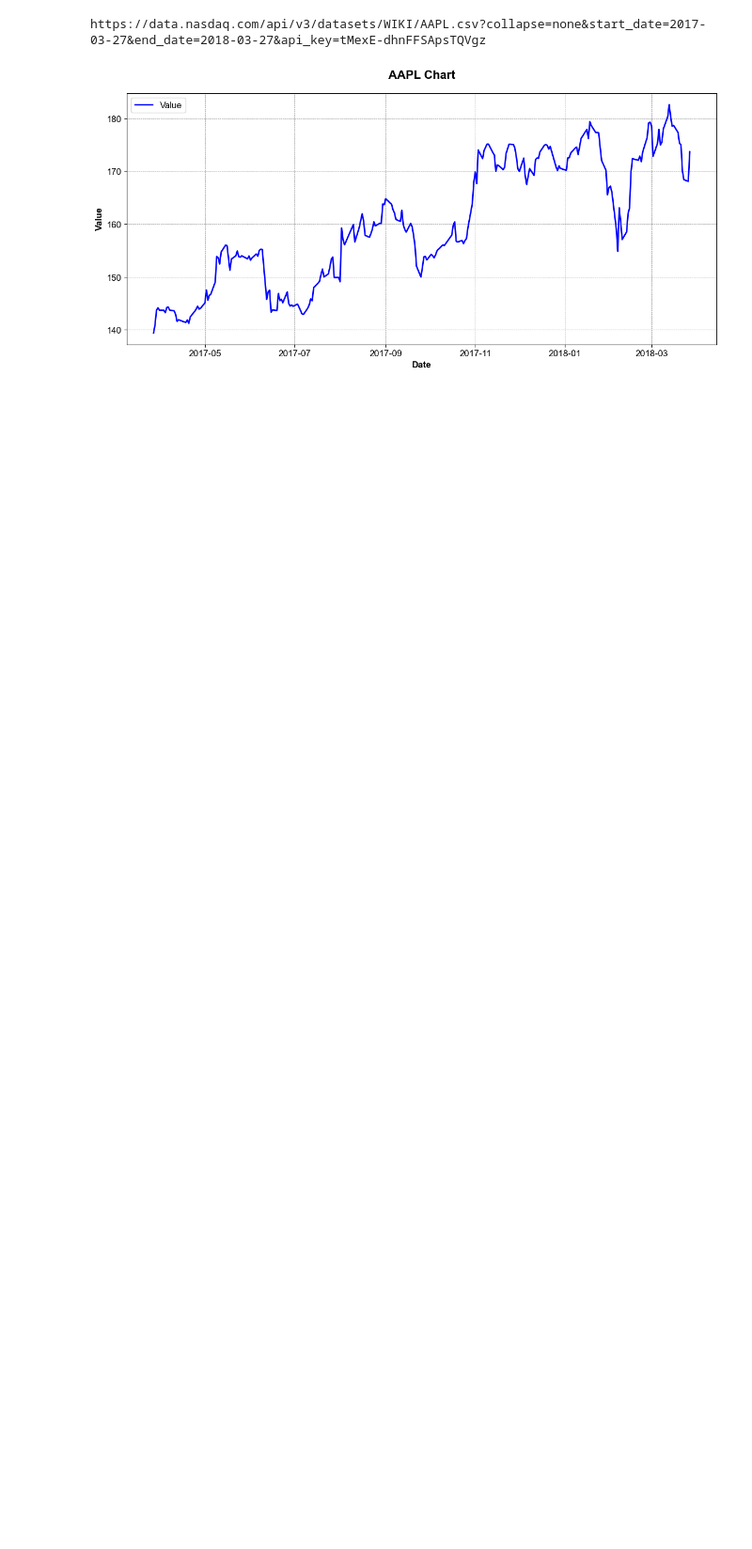
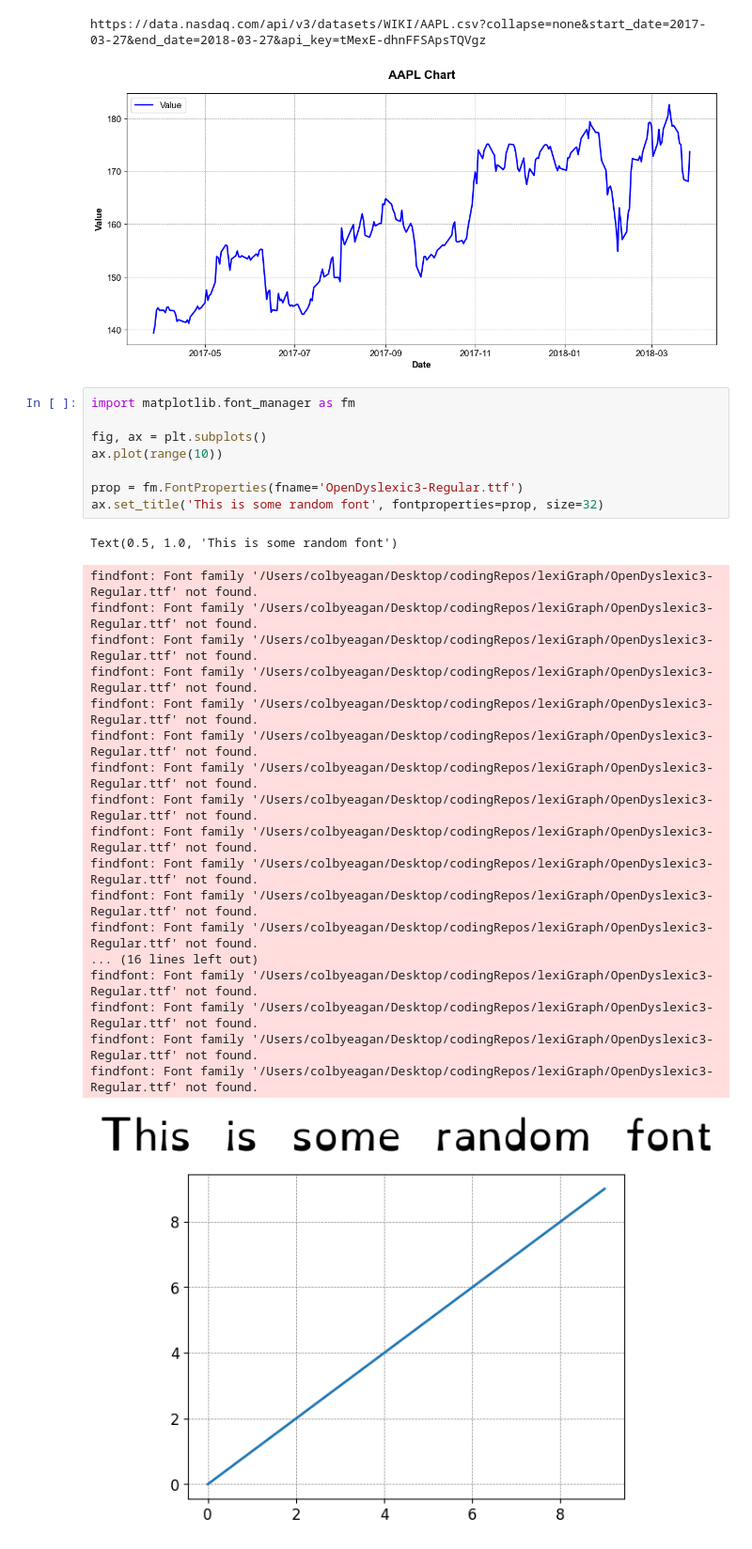
Before and after one commit to colbyeagan/LexiGraph, a Jupyter notebook: start.ipynb, the cells around one changed output. Shown: that part at 94% size. Drawn from its saved outputs; the diff is of its cells as text; blank space fills up the shorter version.

Commit message:
Made dyslexic friendly time series

```diff
--- a/start.ipynb
+++ b/start.ipynb
@@ -240,3 +240,31 @@ else:
 # %% [output]
 https://data.nasdaq.com/api/v3/datasets/WIKI/AAPL.csv?collapse=none&start_date=2017-03-27&end_date=2018-03-27&api_key=tMexE-dhnFFSApsTQVgz
 [figure]
+# %%
+import matplotlib.font_manager as fm
+
+fig, ax = plt.subplots()
+ax.plot(range(10))
+
+prop = fm.FontProperties(fname='OpenDyslexic3-Regular.ttf')
+ax.set_title('This is some random font', fontproperties=prop, size=32)
+# %% [output]
+Text(0.5, 1.0, 'This is some random font')
+findfont: Font family '/Users/colbyeagan/Desktop/codingRepos/lexiGraph/OpenDyslexic3-Regular.ttf' not found.
+findfont: Font family '/Users/colbyeagan/Desktop/codingRepos/lexiGraph/OpenDyslexic3-Regular.ttf' not found.
+findfont: Font family '/Users/colbyeagan/Desktop/codingRepos/lexiGraph/OpenDyslexic3-Regular.ttf' not found.
+findfont: Font family '/Users/colbyeagan/Desktop/codingRepos/lexiGraph/OpenDyslexic3-Regular.ttf' not found.
+findfont: Font family '/Users/colbyeagan/Desktop/codingRepos/lexiGraph/OpenDyslexic3-Regular.ttf' not found.
+findfont: Font family '/Users/colbyeagan/Desktop/codingRepos/lexiGraph/OpenDyslexic3-Regular.ttf' not found.
+findfont: Font family '/Users/colbyeagan/Desktop/codingRepos/lexiGraph/OpenDyslexic3-Regular.ttf' not found.
+findfont: Font family '/Users/colbyeagan/Desktop/codingRepos/lexiGraph/OpenDyslexic3-Regular.ttf' not found.
+findfont: Font family '/Users/colbyeagan/Desktop/codingRepos/lexiGraph/OpenDyslexic3-Regular.ttf' not found.
+findfont: Font family '/Users/colbyeagan/Desktop/codingRepos/lexiGraph/OpenDyslexic3-Regular.ttf' not found.
+findfont: Font family '/Users/colbyeagan/Desktop/codingRepos/lexiGraph/OpenDyslexic3-Regular.ttf' not found.
+findfont: Font family '/Users/colbyeagan/Desktop/codingRepos/lexiGraph/OpenDyslexic3-Regular.ttf' not found.
+... (16 lines left out)
+findfont: Font family '/Users/colbyeagan/Desktop/codingRepos/lexiGraph/OpenDyslexic3-Regular.ttf' not found.
+findfont: Font family '/Users/colbyeagan/Desktop/codingRepos/lexiGraph/OpenDyslexic3-Regular.ttf' not found.
+findfont: Font family '/Users/colbyeagan/Desktop/codingRepos/lexiGraph/OpenDyslexic3-Regular.ttf' not found.
+findfont: Font family '/Users/colbyeagan/Desktop/codingRepos/lexiGraph/OpenDyslexic3-Regular.ttf' not found.
+[figure, added]
```
Also changed, not shown: parts of 1 cell of this notebook, 5 other files.
